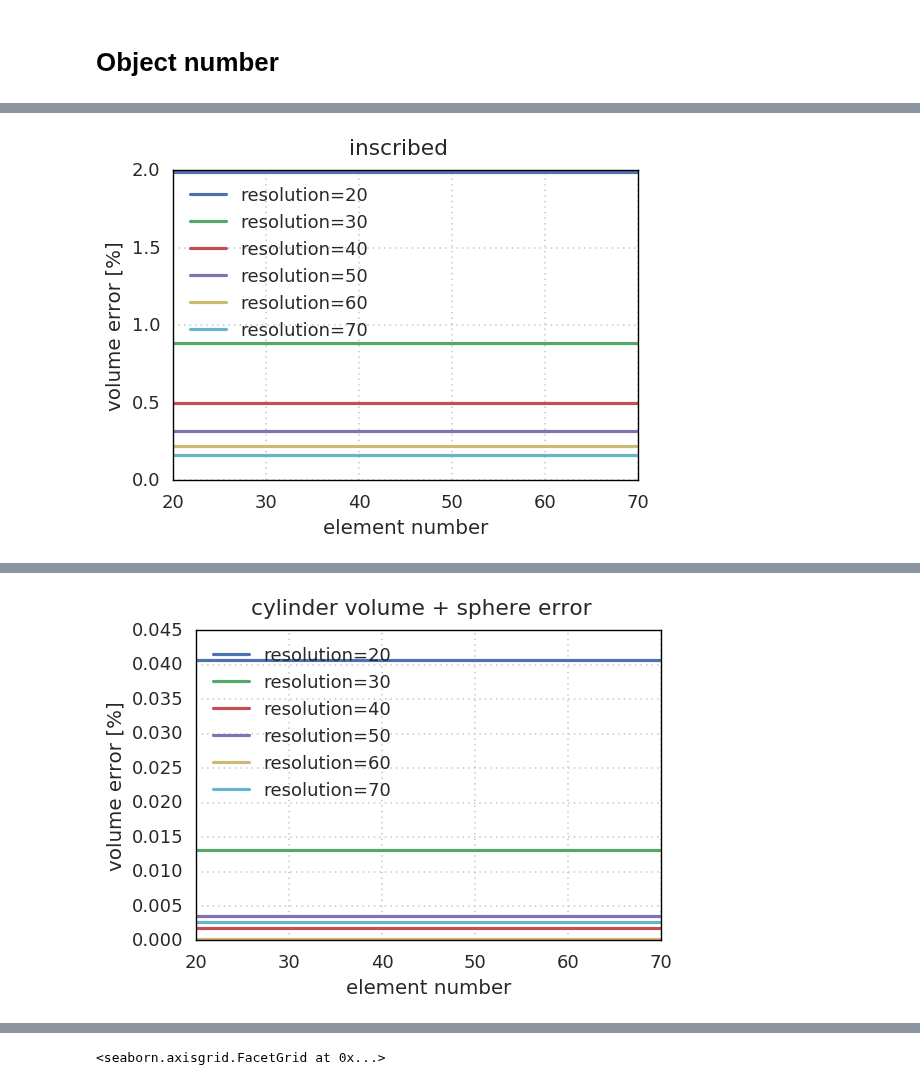
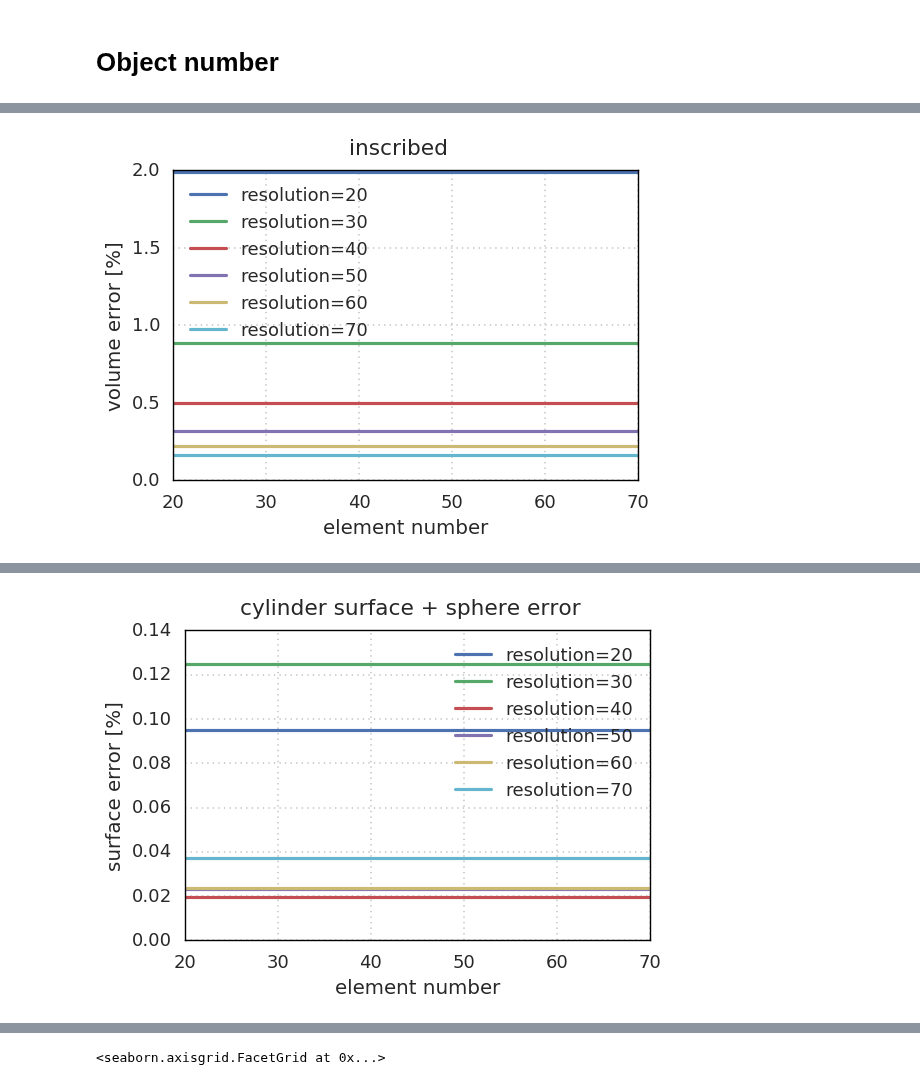
Before and after one commit to mjirik/teigen, a Jupyter notebook: examples/paperfigures.ipynb, the cells around one changed output, grey strips where cells are left out. Saved outputs shown, nothing was run; the diff lists cells and outputs as text; code cells hidden in the pictures.

Commit message:
graphs enhanced

```diff
--- a/examples/paperfigures.ipynb
+++ b/examples/paperfigures.ipynb
@@ -7,6 +6,7 @@ Populating the interactive namespace from numpy and matplotlib
 # %%
 sns.set_style("whitegrid")
-sns.set_context("talk")
+context = "talk"
+sns.set_context(context)
 sns.axes_style()
 sns.set_style("whitegrid", {"axes.edgecolor": "0.0", "grid.linestyle": ":"})
 # sns.set_context("paper")
@@ -171,49 +175,51 @@ for radius_method in [
     print("{}/{}".format(len(dfs), l1))
     if len(dfs) < 1:
         continue
+    sns.set_context(context)
 
     # surface
-    ykey="surface error [mm^2]"
-    ykey="surface error [%]"
-    dfs_group = dfs[["element number", "measurement_resolution", ykey]].sort_values(by="element number").groupby(by="measurement_resolution")
-    # .plot(x="element_number")
-    sns.set_context("talk")
-    fig, ax = plt.subplots(
-#         figsize=(5,3)
-    )
-    # dfs_group.plot(x="element_number", y="surface error [%]", ax=ax)
-    for label, dfi in dfs_group:
-        #dfi.plot(x="element number", y=ykey, ax=ax, label="resolution={}".format(label))
-        dfi.groupby(by="element number").mean().reset_index().plot(x="element number", y=ykey, ax=ax, label="resolution={}".format(label))
-    #    df.vals.plot(x="element_number", ax=ax, label=label)
-    #plt.legend()
-    plt.ylabel(ykey)
-    plt.suptitle(radius_method)
-    fn = "../graphics/sensitivity_element_number_surface_" + radius_method
-    savefig(fn, dataframe=dfs)
-#     plt.savefig(fn + ".pdf", bbox_inches='tight')
-#     plt.savefig(fn + ".png", bbox_inches='tight', dpi=dpi)
+    if radius_method.find("volume") < 0:
+        ykey="surface error [mm^2]"
+        ykey="surface error [%]"
+        dfs_group = dfs[["element number", "measurement_resolution", ykey]].sort_values(by="element number").groupby(by="measurement_resolution")
+        # .plot(x="element_number")
+        fig, ax = plt.subplots(
+    #         figsize=(5,3)
+        )
+        # dfs_group.plot(x="element_number", y="surface error [%]", ax=ax)
+        for label, dfi in dfs_group:
+            #dfi.plot(x="element number", y=ykey, ax=ax, label="resolution={}".format(label))
+            dfi.groupby(by="element number").mean().reset_index().plot(x="element number", y=ykey, ax=ax, label="resolution={}".format(label))
+        #    df.vals.plot(x="element_number", ax=ax, label=label)
+        #plt.legend()
+        plt.ylabel(ykey)
+        plt.suptitle(radius_method)
+        fn = "../graphics/sensitivity_element_number_surface_" + radius_method
+        savefig(fn, dataframe=dfs)
+    #     plt.savefig(fn + ".pdf", bbox_inches='tight')
+    #     plt.savefig(fn + ".png", bbox_inches='tight', dpi=dpi)
 
     # volume
-    ykey="volume error [mm^3]"
-    ykey="volume error [%]"
-    dfs_group = dfs[["element number", "measurement_resolution", ykey]].sort_values(by="element number").groupby(by="measurement_resolution")
-    # .plot(x="element_number")
+    if radius_method.find("surface") < 0:
+        ykey="volume error [mm^3]"
+        ykey="volume error [%]"
+        dfs_group = dfs[["element number", "measurement_resolution", ykey]].sort_values(by="element number").groupby(by="measurement_resolution")
+        # .plot(x="element_number")
 
-    fig, ax = plt.subplots(
-#         figsize=(5,3)
-    )
-    # dfs_group.plot(x="element_number", y="surface error [%]", ax=ax)
-    for label, dfi in dfs_group:
-        dfi.groupby(by="element number").mean().reset_index().plot(x="element number", y=ykey, ax=ax, label="resolution={}".format(label))
-    #    df.vals.plot(x="element_number", ax=ax, label=label)
-    #plt.legend()
-    plt.ylabel(ykey)
-    plt.suptitle(radius_method)
-    fn = "../graphics/sensitivity_element_number_volume_" + radius_method
-    savefig(fn, dataframe=dfs)
-#     plt.savefig(fn + ".pdf", bbox_inches='tight')
-#     plt.savefig(fn + ".png", bbox_inches='tight', dpi=dpi)
+        fig, ax = plt.subplots(
+    #         figsize=(5,3)
+        )
+        # dfs_group.plot(x="element_number", y="surface error [%]", ax=ax)
+        for label, dfi in dfs_group:
+            dfi.groupby(by="element number").mean().reset_index().plot(x="element number", y=ykey, ax=ax, label="resolution={}".format(label))
+        #    df.vals.plot(x="element_number", ax=ax, label=label)
+        #plt.legend()
+        plt.ylabel(ykey)
+        plt.suptitle(radius_method)
+        fn = "../graphics/sensitivity_element_number_volume_" + radius_method
+        savefig(fn, dataframe=dfs)
+    #     plt.savefig(fn + ".pdf", bbox_inches='tight')
+    #     plt.savefig(fn + ".png", bbox_inches='tight', dpi=dpi)
 # %% [output]
 50/66
 51/66
@@ -224 +230 @@ for radius_method in [
-[figure, old version]
+[figure, new version]
```
Also changed, not shown: parts of 19 cells of this notebook, 2 other files.
